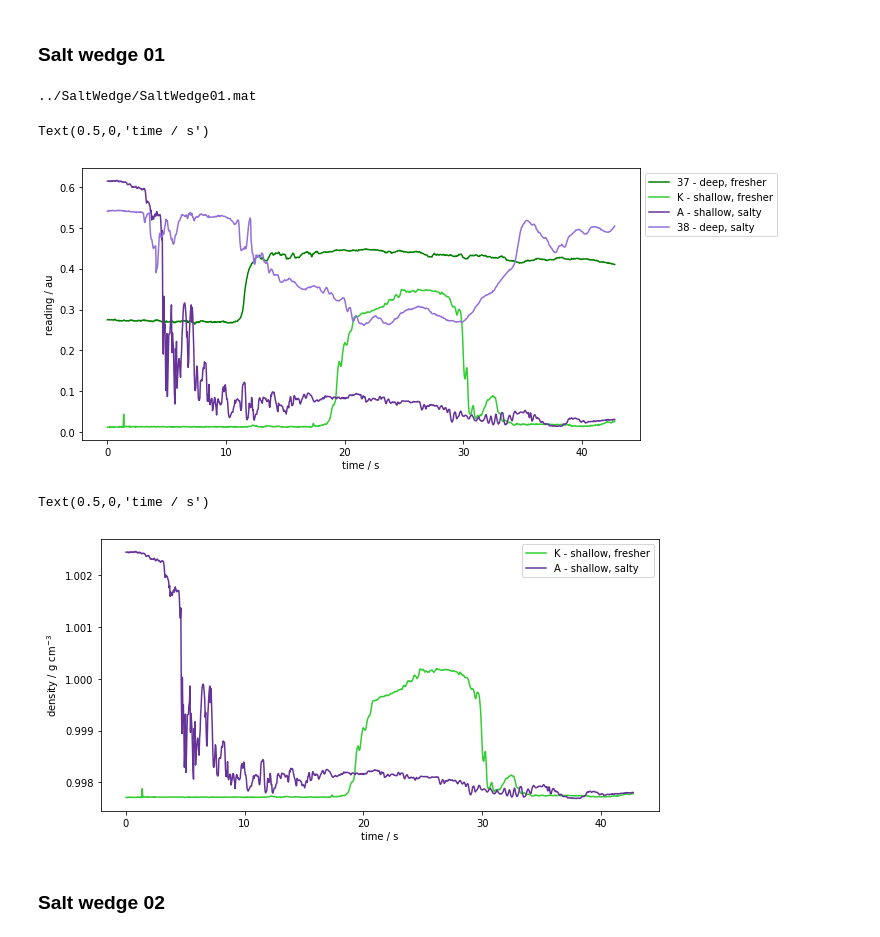
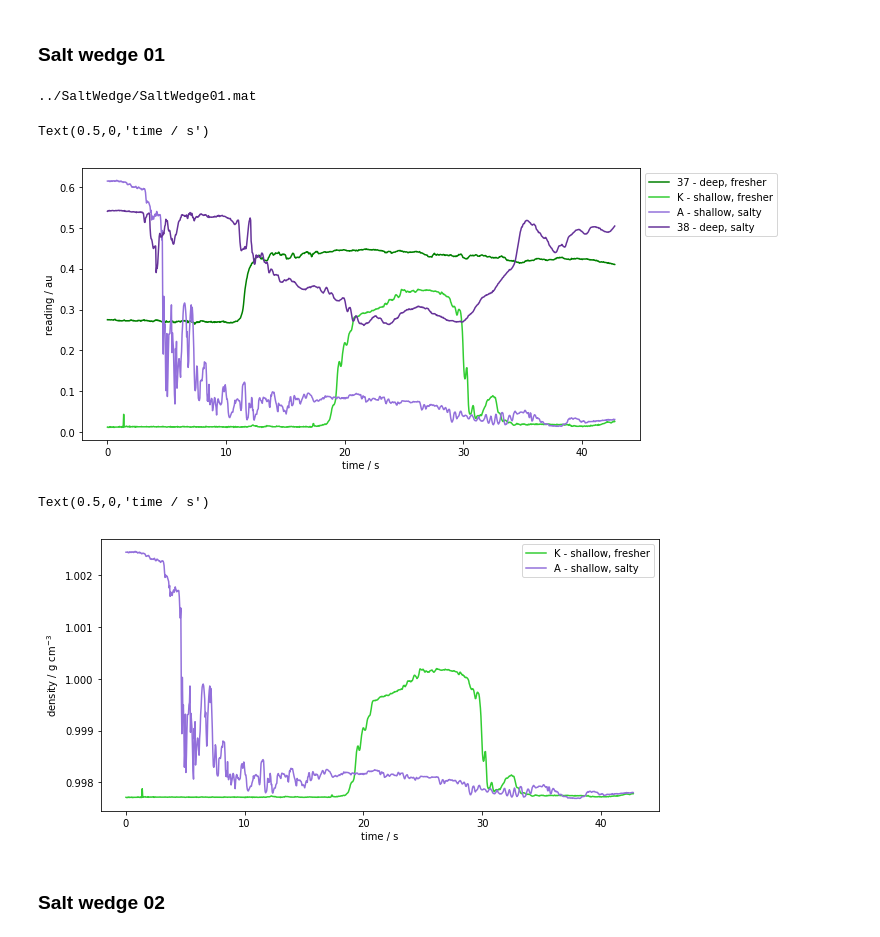
Before and after one commit to UBC-MOAD/MultipleCanyons, a Jupyter notebook: lab/Conduino/Calibration/notebooks/SaltWedge.ipynb, the cells around one changed output. Drawn from its saved outputs; the diff is of its cells as text; code cells hidden in the pictures.

```diff
--- a/lab/Conduino/Calibration/notebooks/SaltWedge.ipynb
+++ b/lab/Conduino/Calibration/notebooks/SaltWedge.ipynb
@@ -54,31 +54,31 @@ def dens_A(read):
 # %%
 fig, (ax0) = plt.subplots(1,1, figsize=(10,5), sharey=True)
 
 labels = ['37 - deep, fresher','K - shallow, fresher','A - shallow, salty','38 - deep, salty']
-colors = ['green','limegreen','rebeccapurple', 'mediumpurple']
+colors = ['green','limegreen', 'mediumpurple','rebeccapurple']
 
 filepath = '../SaltWedge/SaltWedge01.mat'
 print(filepath)
 
 mat = sio.loadmat(filepath, squeeze_me=True)
 P37 = mat['ch1']
 PK = mat['ch2']
 PA = mat['ch3']
 P38 = mat['ch4']
 
 time = mat['time']
 ax0.plot(time,P37,'-' ,label=labels[0], color=colors[0])
 ax0.plot(time,PK,'-', label=labels[1], color=colors[1])
 ax0.plot(time,PA,'-', label=labels[2], color=colors[2])
 ax0.plot(time,P38,'-', label=labels[3], color=colors[3])
 
 ax0.legend(bbox_to_anchor=(1,1))
 ax0.set_ylabel('reading / au')
 ax0.set_xlabel('time / s')
 # %% [output]
 ../SaltWedge/SaltWedge01.mat
 Text(0.5,0,'time / s')
-[figure, old version]
+[figure, new version]
 # %%
 fig, (ax0) = plt.subplots(1,1, figsize=(10,5), sharey=True)
 
@@ -90,7 +90,7 @@ ax0.set_ylabel('density / g cm$^{-3}$')
 ax0.set_xlabel('time / s')
 # %% [output]
 Text(0.5,0,'time / s')
-[figure, old version]
+[figure, new version]
 # %% [markdown]
 ### Salt wedge 02
 # %%
```
Also changed, not shown: parts of 4 cells of this notebook.
